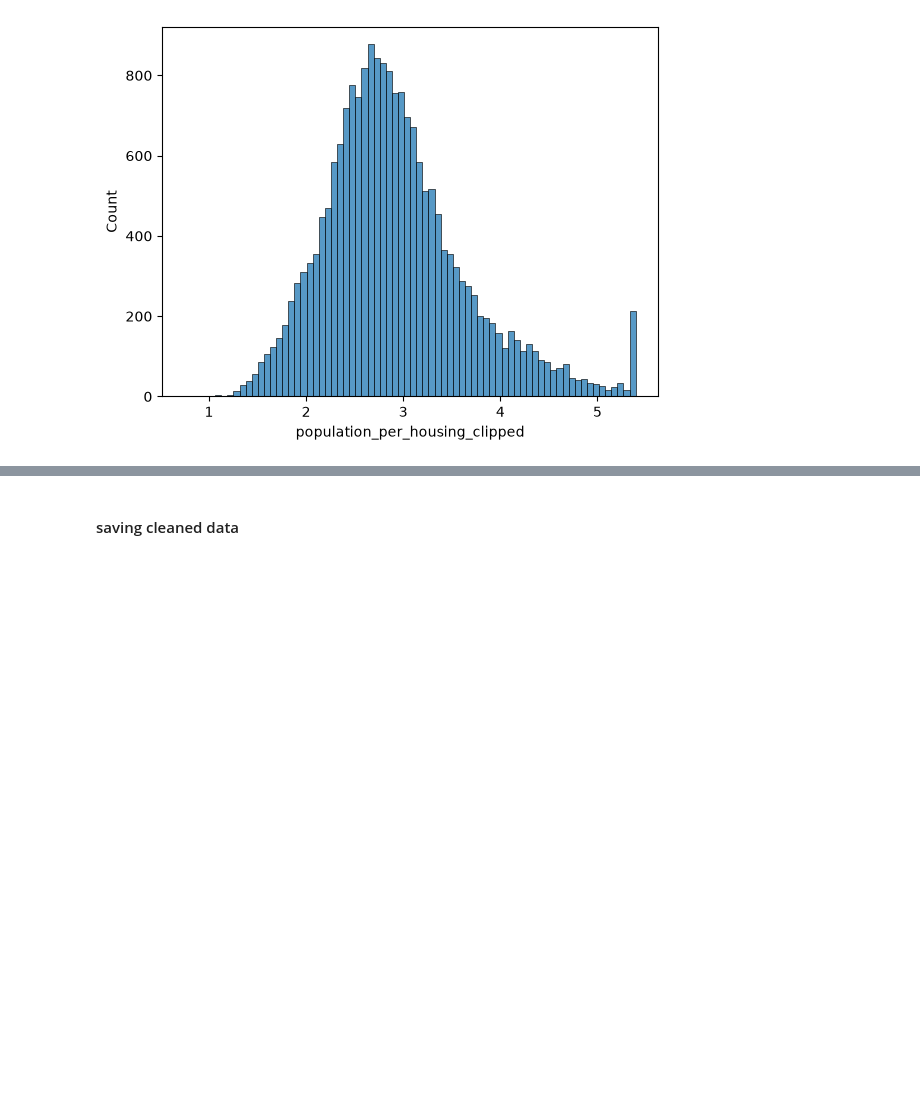
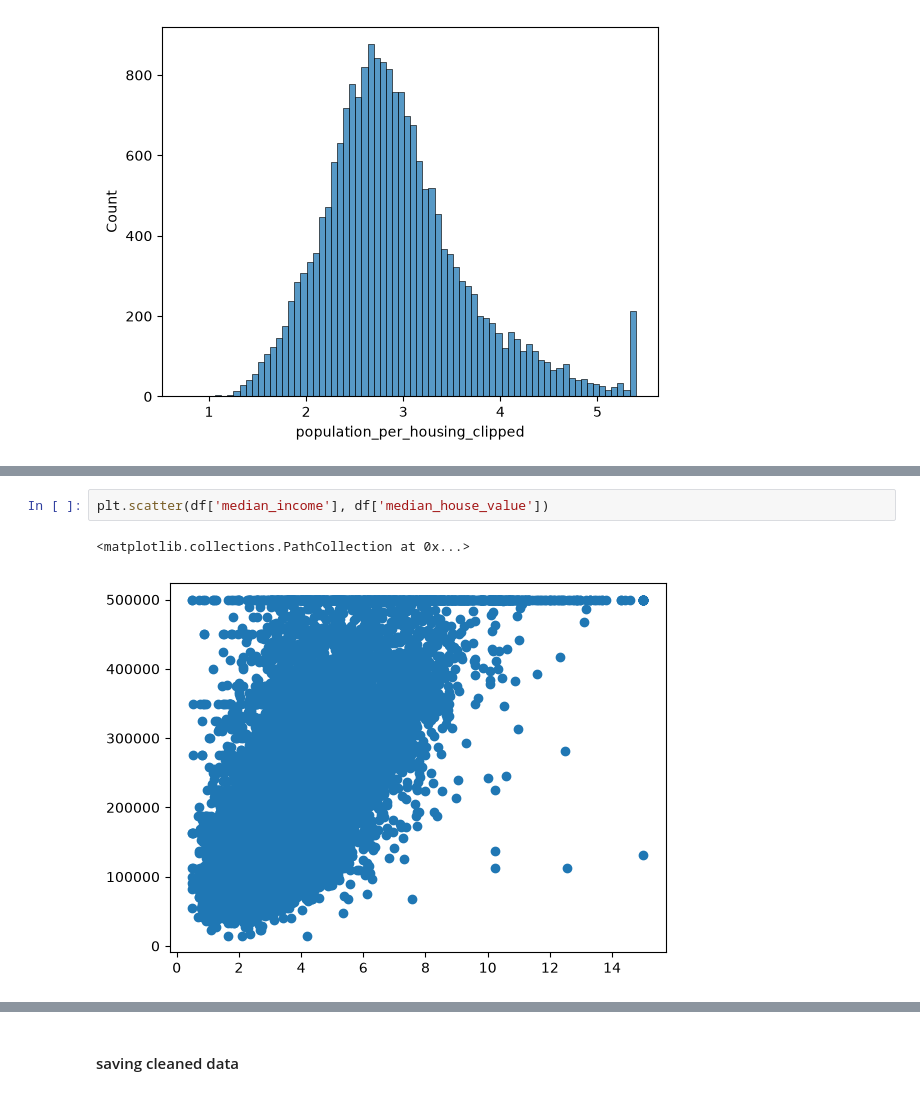
Before and after one commit to MohammadNasrollahiCE/Linear-Regression-From-Scrach, a Jupyter notebook: notebooks/01_Data_Analysis.ipynb, the cells around one changed output, grey strips where cells are left out. Cells and saved outputs as stored; diff of their text form; blank space fills up the shorter version.

```diff
--- a/notebooks/01_Data_Analysis.ipynb
+++ b/notebooks/01_Data_Analysis.ipynb
@@ -466,0 +493,5 @@ sns.histplot(df['population_per_housing_clipped'])
+# %%
+plt.scatter(df['median_income'], df['median_house_value'])
+# %% [output]
+<matplotlib.collections.PathCollection at 0x...>
+[figure, added]
```
Also changed, not shown: parts of 15 cells of this notebook.
